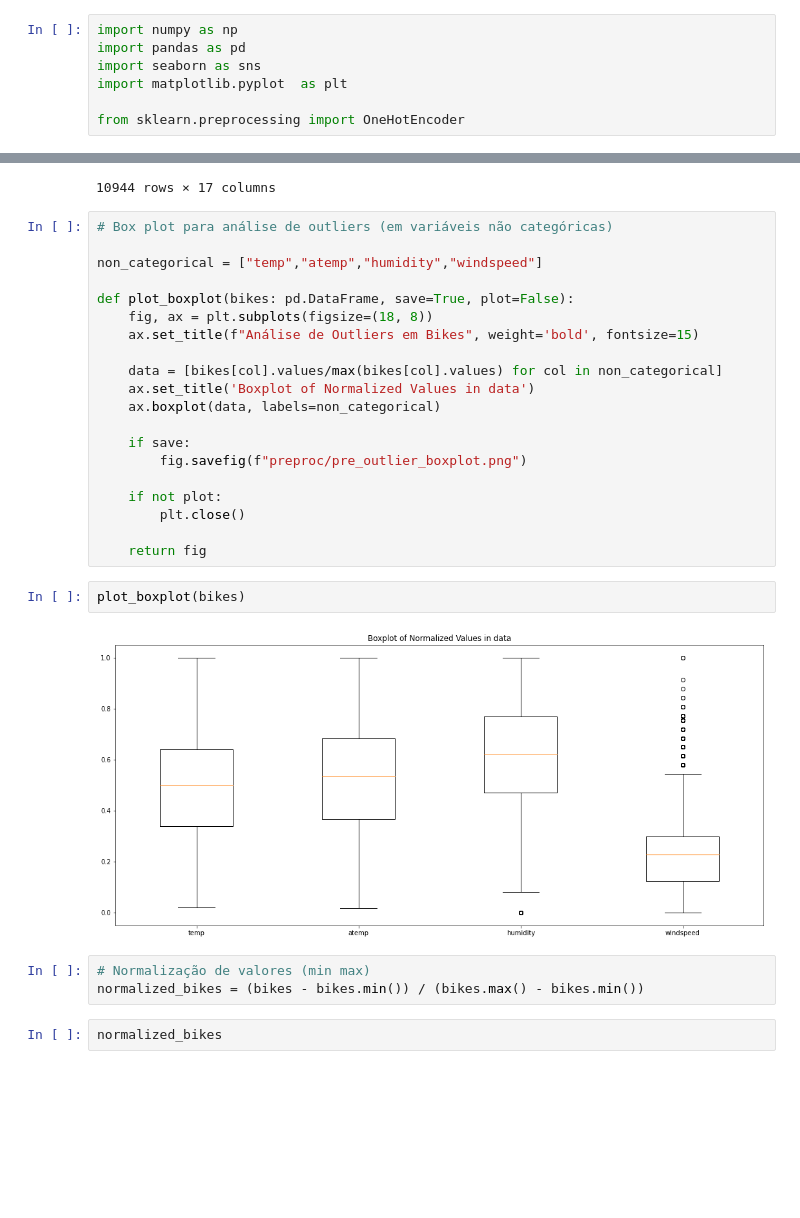
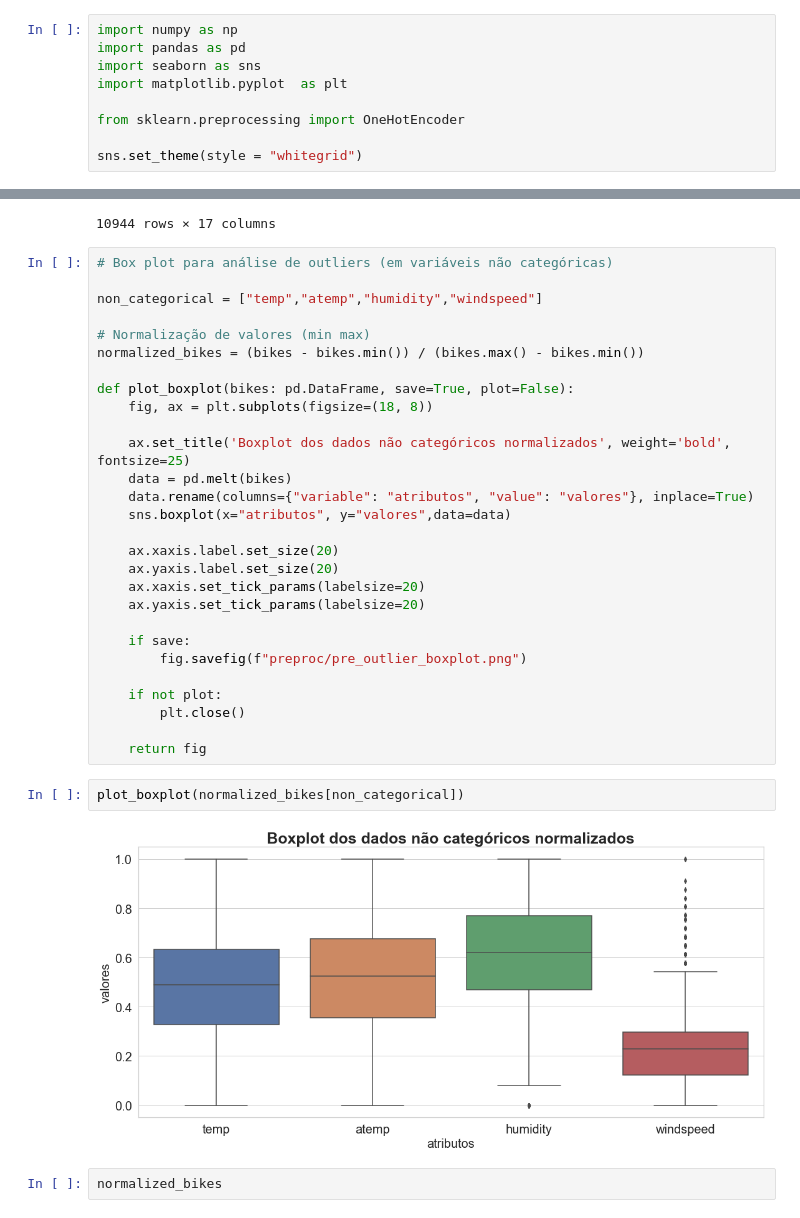
Before and after one commit to montanha22/po233-bike-sharing-demand, a Jupyter notebook: preproc.ipynb, the cells around one changed output, grey strips where cells are left out. Cells and saved outputs as stored; diff of their text form; blank space fills up the shorter version.

Commit message:
ajuste de boxplot para outliers

```diff
--- a/preproc.ipynb
+++ b/preproc.ipynb
@@ -5,6 +5,8 @@ import seaborn as sns
 import matplotlib.pyplot  as plt
 
 from sklearn.preprocessing import OneHotEncoder
+
+sns.set_theme(style = "whitegrid")
 # %%
 INDEX_TO_SEASON = {
     1: 'Primavera',
@@ -88,13 +90,21 @@ bikes
 
 non_categorical = ["temp","atemp","humidity","windspeed"]
 
+# Normalização de valores (min max)
+normalized_bikes = (bikes - bikes.min()) / (bikes.max() - bikes.min())
+
 def plot_boxplot(bikes: pd.DataFrame, save=True, plot=False):
     fig, ax = plt.subplots(figsize=(18, 8))
-    ax.set_title(f"Análise de Outliers em Bikes", weight='bold', fontsize=15)
 
-    data = [bikes[col].values/max(bikes[col].values) for col in non_categorical]
-    ax.set_title('Boxplot of Normalized Values in data')
-    ax.boxplot(data, labels=non_categorical)
+    ax.set_title('Boxplot dos dados não categóricos normalizados', weight='bold', fontsize=25)
+    data = pd.melt(bikes)
+    data.rename(columns={"variable": "atributos", "value": "valores"}, inplace=True)
+    sns.boxplot(x="atributos", y="valores",data=data)
+
+    ax.xaxis.label.set_size(20)
+    ax.yaxis.label.set_size(20)
+    ax.xaxis.set_tick_params(labelsize=20)
+    ax.yaxis.set_tick_params(labelsize=20)
 
     if save:
         fig.savefig(f"preproc/pre_outlier_boxplot.png")
@@ -103,13 +113,10 @@ def plot_boxplot(bikes: pd.DataFrame, save=True, plot=False):
         plt.close()
 
     return fig
-# %%
-plot_boxplot(bikes)
-# %% [output]
-[figure, removed]
-# %%
-# Normalização de valores (min max)
-normalized_bikes = (bikes - bikes.min()) / (bikes.max() - bikes.min())
+# %%
+plot_boxplot(normalized_bikes[non_categorical])
+# %% [output]
+[figure, added]
 # %%
 normalized_bikes
 # %% [output]
```
Also changed, not shown: 2 other files.
